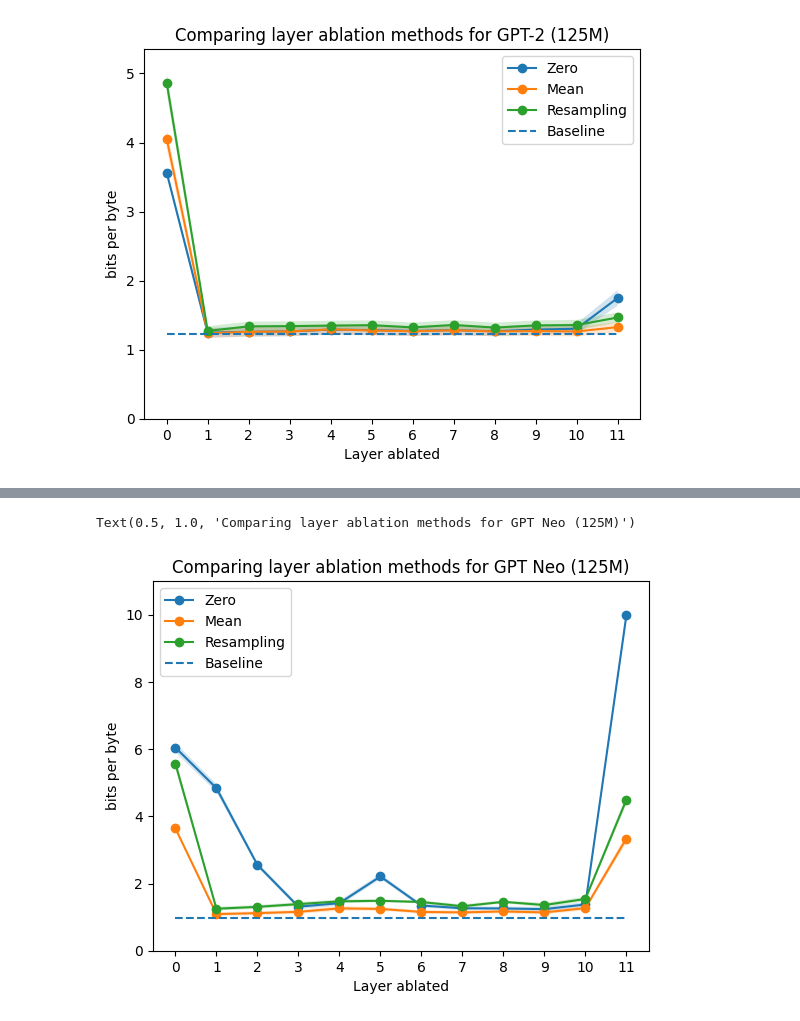
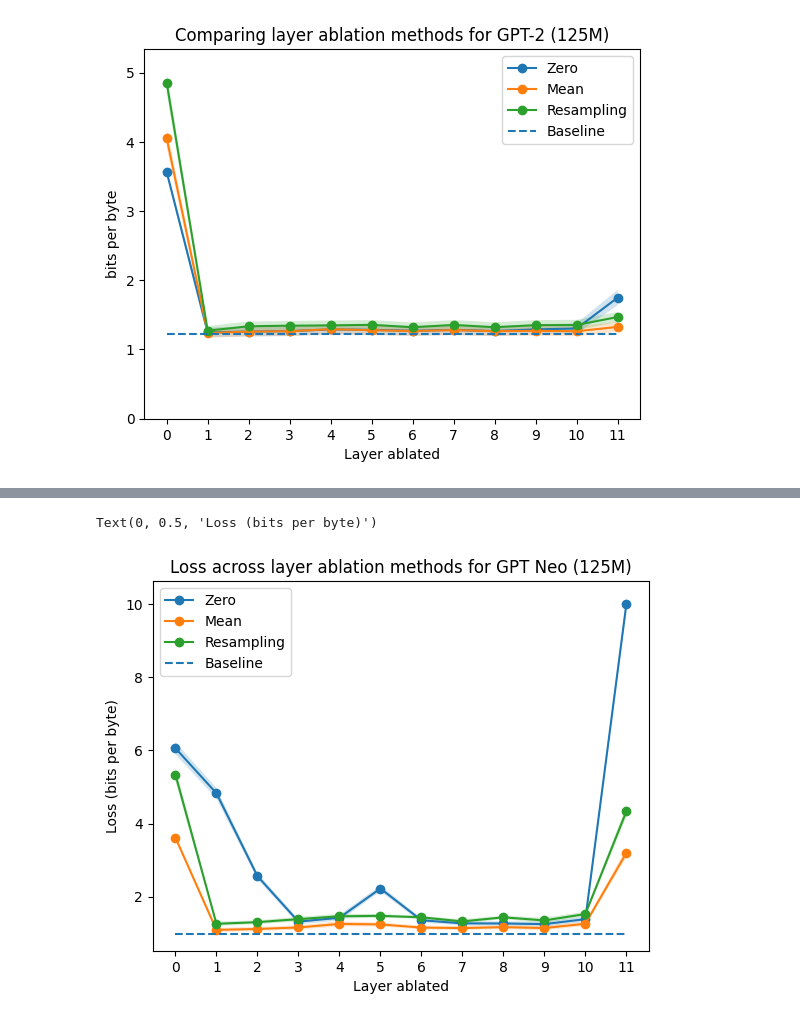
Before and after one commit to AlignmentResearch/tuned-lens, a Jupyter notebook: notebooks/layer_ablation.ipynb, the cells around one changed output, grey strips where cells are left out. Drawn from its saved outputs; the diff is of its cells as text; code cells hidden in the pictures.

```diff
--- a/notebooks/layer_ablation.ipynb
+++ b/notebooks/layer_ablation.ipynb
@@ -86,10 +145,10 @@ gpt2_losses_zero, _ = run_layer_ablation(
 # %%
-neo_losses_resample, neo_baseline = run_layer_ablation(
+neo_resample = run_layer_ablation(
     neo, neo_data, neo_ratio, method="resample"
 )
-neo_losses_mean, _ = run_layer_ablation(
+neo_mean = run_layer_ablation(
     neo, neo_data, neo_ratio, method="mean"
 )
-neo_losses_zero, _ = run_layer_ablation(
+neo_zero = run_layer_ablation(
     neo, neo_data, neo_ratio, method="zero"
 )
@@ -104,30 +165,3 @@ pythia_losses_zero, _ = run_layer_ablation(
     pythia, pythia_data, pythia_ratio, method="zero"
 )
-# %%
-import matplotlib.pyplot as plt
-import plotly.express as px
-
-
-def plot_losses(losses, name, baseline = None, tick_step = 1):
-    # Add confidence interval bands based on standard error
-    mean = losses.mean(dim=0)
-    stderr = losses.std(dim=0) / losses.shape[0] ** 0.5
-    plt.fill_between(
-        range(len(mean)),
-        mean - stderr * 1.96,
-        mean + stderr * 1.96,
-        alpha=0.2
-    )
-    plt.plot(mean, label=name, marker="o")
-
-    if baseline is not None:
-        plt.hlines(
-            baseline, 0, len(mean) - 1,
-            linestyles="dashed", label=f"Baseline"
-        )
-
-    plt.ylim(0, mean.max() * 1.1)
-    plt.xticks(range(0, len(mean), tick_step))
-    plt.xlabel("Layer ablated")
-    plt.ylabel("bits per byte")
 # %%
@@ -151,10 +250,10 @@ Text(0.5, 1.0, 'Comparing layer ablation methods for Pythia (125M)')
 # %%
-plot_losses(neo_losses_zero.cpu(), "Zero")
-plot_losses(neo_losses_mean.cpu(), "Mean")
-plot_losses(neo_losses_resample.cpu(), "Resampling", neo_baseline.mean().item())
-plt.ylim(0, 11)
+plot_losses(neo_zero.losses.cpu(), "Zero")
+plot_losses(neo_mean.losses.cpu(), "Mean")
+plot_losses(neo_resample.losses.cpu(), "Resampling", neo_resample.baseline_losses.mean().cpu())
 plt.legend()
-plt.title("Comparing layer ablation methods for GPT Neo (125M)")
+plt.title("Loss across layer ablation methods for GPT Neo (125M)")
+plt.ylabel("Loss (bits per byte)")
 # %% [output]
-Text(0.5, 1.0, 'Comparing layer ablation methods for GPT Neo (125M)')
+Text(0, 0.5, 'Loss (bits per byte)')
-[figure, old version]
+[figure, new version]
```
Also changed, not shown: parts of 16 cells of this notebook, 12 other files.
